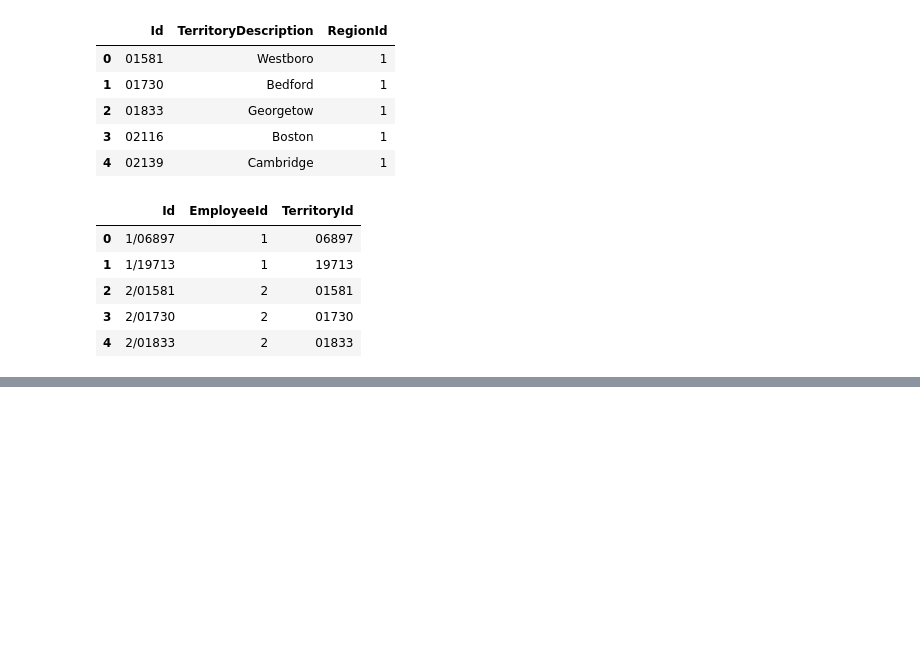
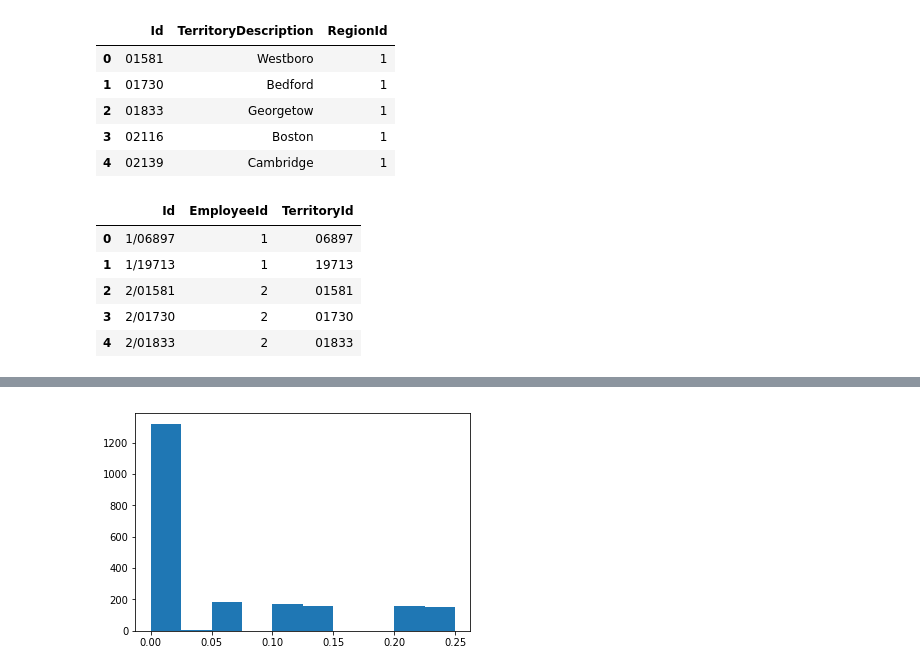
Before and after one commit to MagicMilly/dsc-2-final-project-online-ds-ft-100118, a Jupyter notebook: student.ipynb, the cells around one changed output, grey strips where cells are left out. Saved outputs shown, nothing was run; the diff lists cells and outputs as text; code cells hidden in the pictures; blank space fills up the shorter version.

```diff
--- a/student.ipynb
+++ b/student.ipynb
@@ -167,0 +228,4 @@ employee_territory_df.head()
+# %%
+plt.hist(X);
+# %% [output]
+[figure, added]
```
Also changed, not shown: parts of 24 cells of this notebook.
